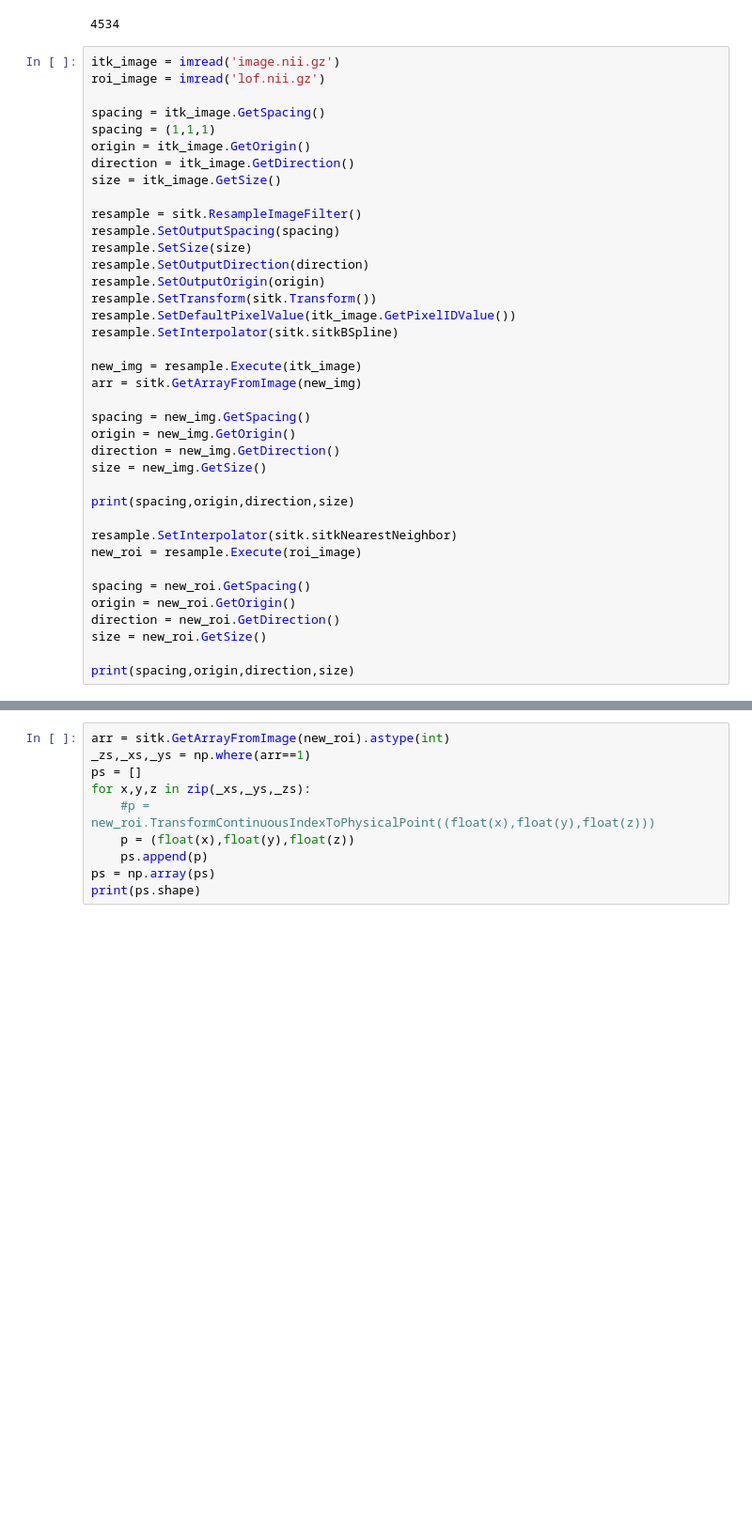
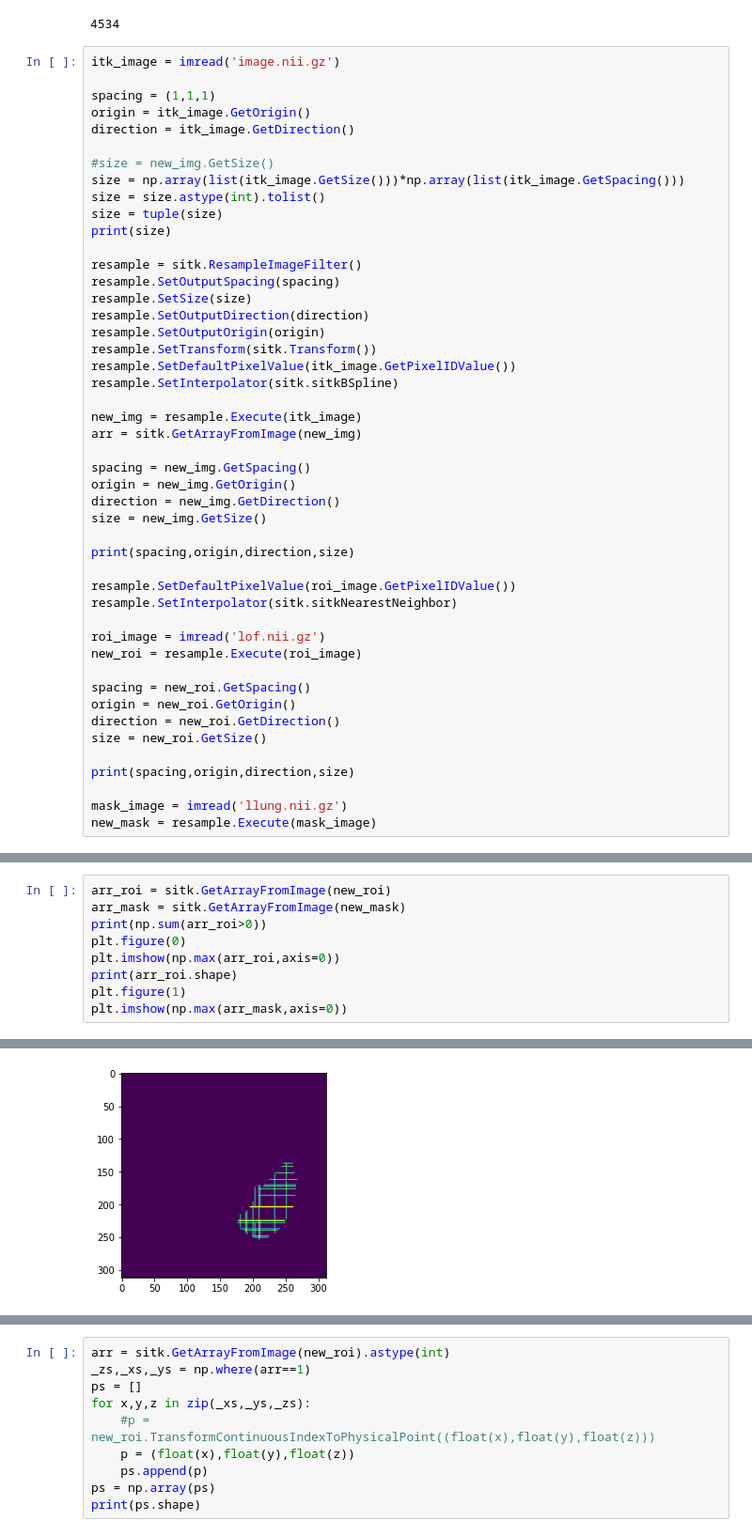
Before and after one commit to pangyuteng/fiss-viz-tmp, a Jupyter notebook: oblique.ipynb, the cells around one changed output, grey strips where cells are left out. Shown at 94% size. Saved outputs shown, nothing was run; the diff lists cells and outputs as text; blank space fills up the shorter version.

```diff
--- a/oblique.ipynb
+++ b/oblique.ipynb
@@ -118,13 +210,16 @@ print(np.sum(arr))
 4534
 # %%
 itk_image = imread('image.nii.gz')
-roi_image = imread('lof.nii.gz')
 
-spacing = itk_image.GetSpacing()
 spacing = (1,1,1)
 origin = itk_image.GetOrigin()
 direction = itk_image.GetDirection()
-size = itk_image.GetSize()
+
+#size = new_img.GetSize()
+size = np.array(list(itk_image.GetSize()))*np.array(list(itk_image.GetSpacing()))
+size = size.astype(int).tolist()
+size = tuple(size)
+print(size)
 
 resample = sitk.ResampleImageFilter()
 resample.SetOutputSpacing(spacing)
@@ -145,7 +240,10 @@ size = new_img.GetSize()
 
 print(spacing,origin,direction,size)
 
+resample.SetDefaultPixelValue(roi_image.GetPixelIDValue())
 resample.SetInterpolator(sitk.sitkNearestNeighbor)
+
+roi_image = imread('lof.nii.gz')
 new_roi = resample.Execute(roi_image)
 
 spacing = new_roi.GetSpacing()
@@ -154,4 +252,7 @@ direction = new_roi.GetDirection()
 size = new_roi.GetSize()
 
 print(spacing,origin,direction,size)
+
+mask_image = imread('llung.nii.gz')
+new_mask = resample.Execute(mask_image)
 # %% [output]
@@ -159,0 +262,10 @@ print(spacing,origin,direction,size)
+# %%
+arr_roi = sitk.GetArrayFromImage(new_roi)
+arr_mask = sitk.GetArrayFromImage(new_mask)
+print(np.sum(arr_roi>0))
+plt.figure(0)
+plt.imshow(np.max(arr_roi,axis=0))
+print(arr_roi.shape)
+plt.figure(1)
+plt.imshow(np.max(arr_mask,axis=0))
+# %% [output]
@@ -159,0 +275 @@ print(spacing,origin,direction,size)
+[figure, added]
```
Also changed, not shown: parts of 12 cells of this notebook, 1 other file.
